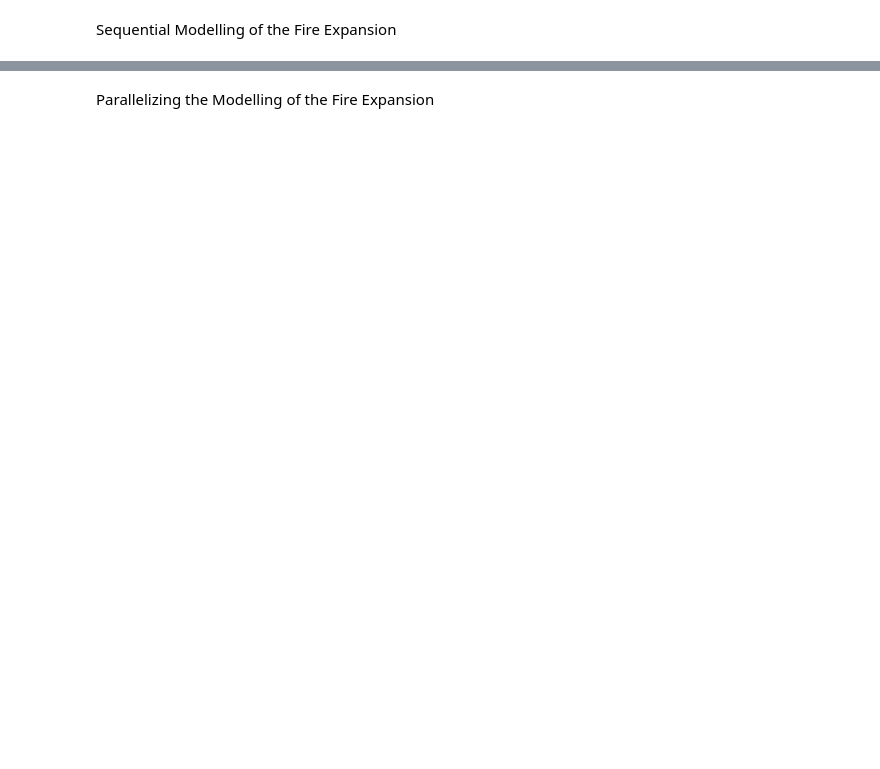
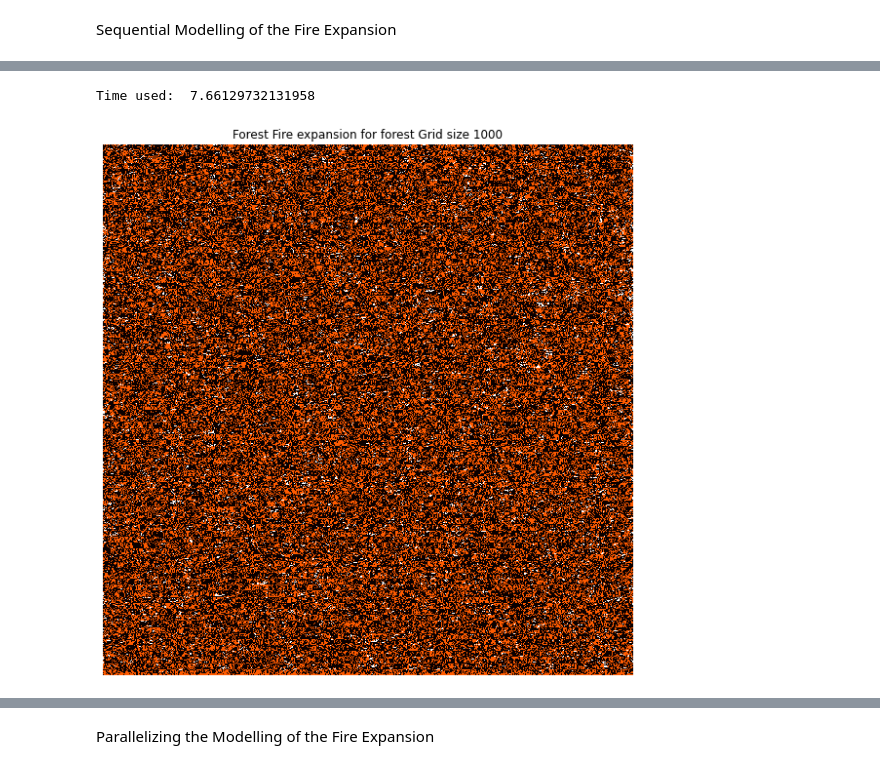
Before and after one commit to oluwatosinodev/forest_fire_spread_simulation, a Jupyter notebook: ACS_Subs/2/2Modelling_Forest_Fire_Expansion.ipynb, the cells around one changed output, grey strips where cells are left out. Drawn from its saved outputs; the diff is of its cells as text; code cells hidden in the pictures; blank space fills up the shorter version.

```diff
--- a/ACS_Subs/2/2Modelling_Forest_Fire_Expansion.ipynb
+++ b/ACS_Subs/2/2Modelling_Forest_Fire_Expansion.ipynb
@@ -154,13 +246,48 @@ print("Time used: ", timeUsed)
 # %%
-startTime = time.time()
+# measuring time to run the simulation for one iteration
 
-# visualizing forest fire for grid size of 1000
-forestFireImages1000 = visualizeTheForestFireAndExpansion(10, 1000)
+startTime = time()
+forestSize = 1000
 
-fig = plt.figure()
-anim4 = animation.ArtistAnimation(fig, forestFireImages1000, interval=10)
+# initializing the forest grid
+forest = createInitialForest(forestSize)
+
+expandedForest = expandTheForestBoundaries(forest)
+expandedForest = expandTheForestFire(expandedForest, forestSize)
+
+# removing the invisible areas from the expanded forest
+initforest = expandedForest[1:forestSize + 1, 1:forestSize + 1]
+
+timeUsed = time() - startTime
+print("Time used: ", timeUsed)
+
+fig = plt.figure(figsize=(10, 10))
+ax = fig.add_subplot(111)
+ax.set_title('Forest Fire expansion for forest Grid size {0}'.format(forestSize))
+ax.set_axis_off()
+
+# plot the forest
+forestSitePlot = ax.imshow(forest, cmap='hot', interpolation='nearest')
+
+def animate(i):
+    forestSitePlot.set_array(animate.grid)
+
+    expandedForest = expandTheForestBoundaries(animate.grid)
+    expandedForest = expandTheForestFire(expandedForest, forestSize)
+
+    # removing the invisible areas from the expanded forest
+    animate.grid = expandedForest[1:forestSize + 1, 1:forestSize + 1]
+
+animate.grid = forest
+
+anim = animation.FuncAnimation(fig, animate, interval=100, frames=40)
+
+# saving the animation as gif
+anim.save('forest_fire_expansion_modelling_{0}.gif'.format(forestSize))
+
+# show the plot
 plt.show()
-
-timeUsed = time.time() - startTime
-print("Time used: ", timeUsed)
+# %% [output]
+Time used:  7.66129732131958
+[figure, added]
 # %%
```
Also changed, not shown: parts of 21 cells of this notebook, 39 other files.
